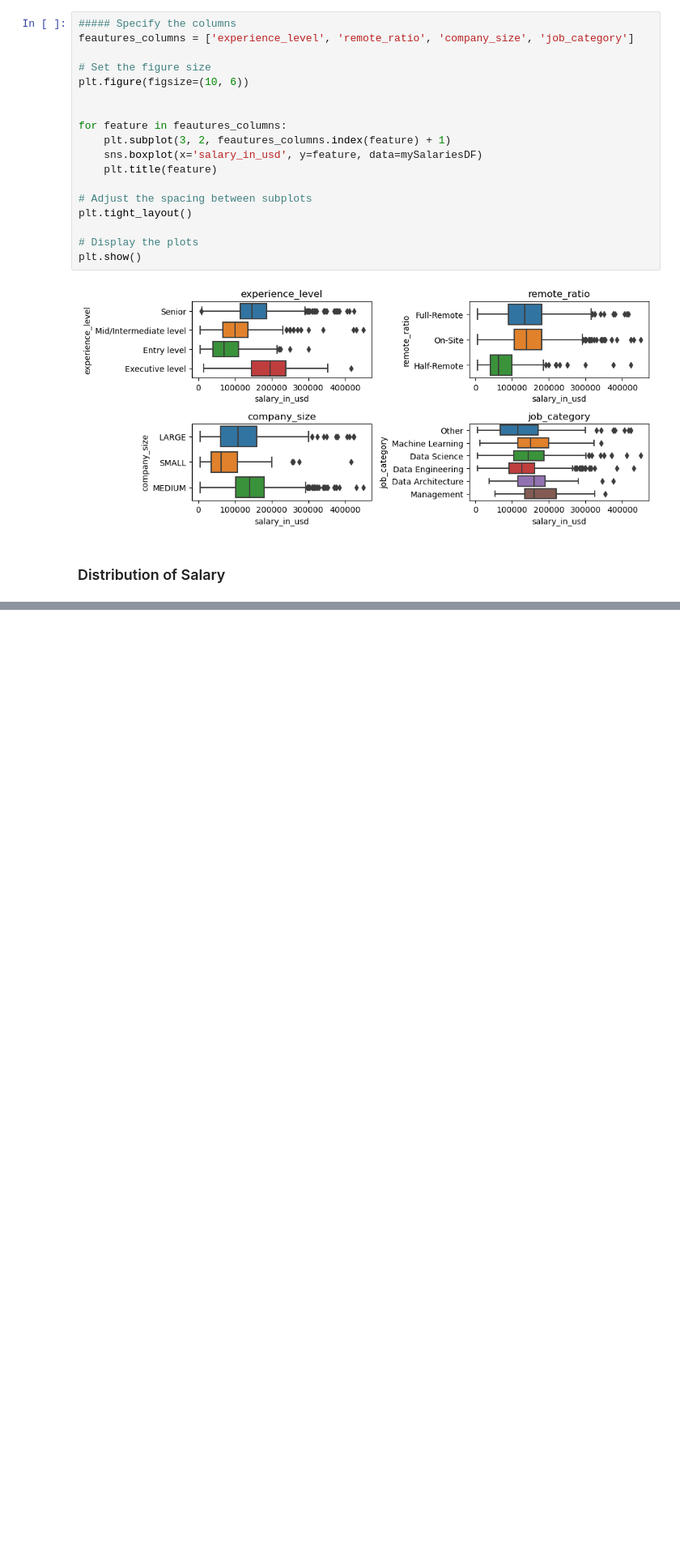
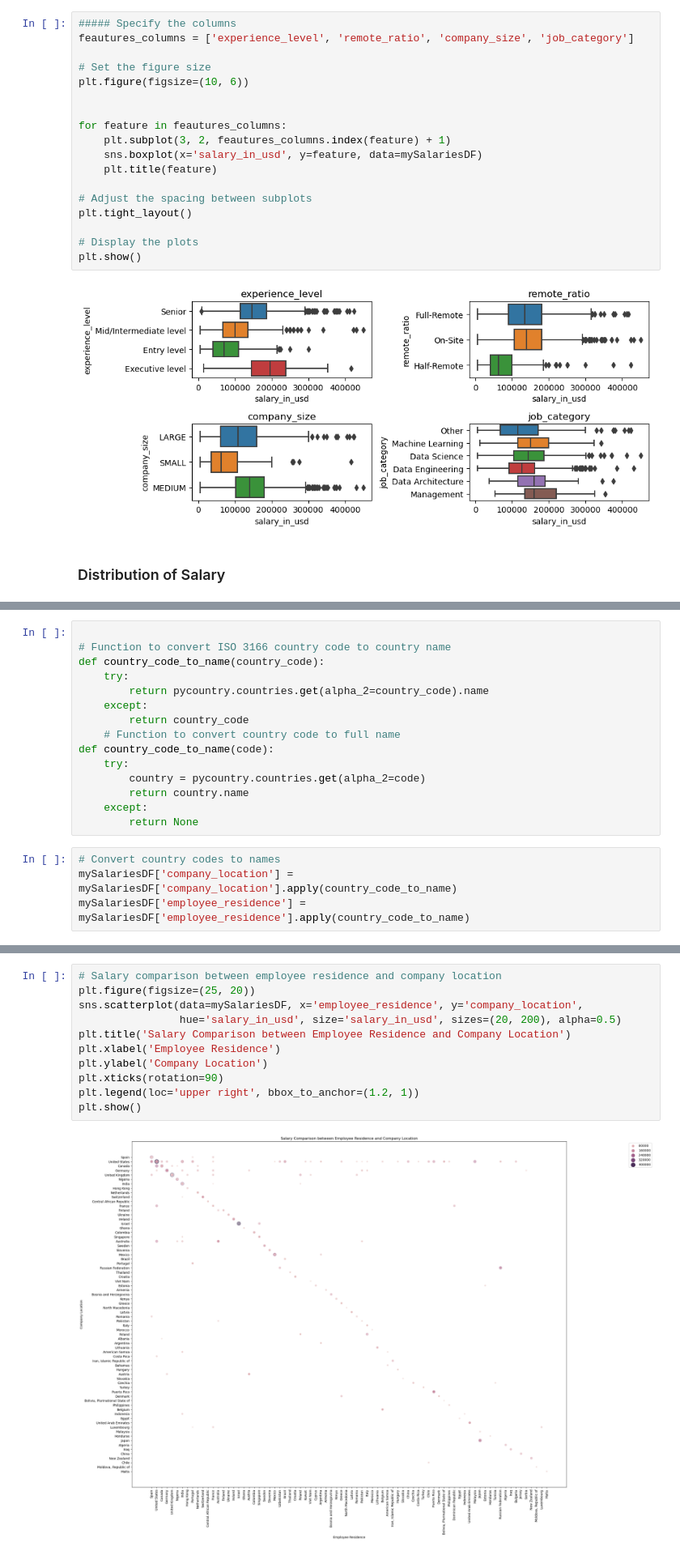
Before and after one commit to elvisramirez02/MachineLearning_PredictionModel, a Jupyter notebook: ADMN5016 Group Assignment.ipynb, the cells around one changed output, grey strips where cells are left out. Shown at 81% size. Cells and saved outputs as stored; diff of their text form; blank space fills up the shorter version.

```diff
--- a/ADMN5016 Group Assignment.ipynb
+++ b/ADMN5016 Group Assignment.ipynb
@@ -326,0 +412,19 @@ plt.show()
+# %%
+
+# Function to convert ISO 3166 country code to country name
+def country_code_to_name(country_code):
+    try:
+        return pycountry.countries.get(alpha_2=country_code).name
+    except:
+        return country_code
+    # Function to convert country code to full name
+def country_code_to_name(code):
+    try:
+        country = pycountry.countries.get(alpha_2=code)
+        return country.name
+    except:
+        return None
+# %%
+# Convert country codes to names
+mySalariesDF['company_location'] = mySalariesDF['company_location'].apply(country_code_to_name)
+mySalariesDF['employee_residence'] = mySalariesDF['employee_residence'].apply(country_code_to_name)
@@ -326,0 +447,13 @@ plt.show()
+# %%
+# Salary comparison between employee residence and company location
+plt.figure(figsize=(25, 20))
+sns.scatterplot(data=mySalariesDF, x='employee_residence', y='company_location',
+                hue='salary_in_usd', size='salary_in_usd', sizes=(20, 200), alpha=0.5)
+plt.title('Salary Comparison between Employee Residence and Company Location')
+plt.xlabel('Employee Residence')
+plt.ylabel('Company Location')
+plt.xticks(rotation=90)
+plt.legend(loc='upper right', bbox_to_anchor=(1.2, 1))
+plt.show()
+# %% [output]
+[figure, added]
```
Also changed, not shown: parts of 7 cells of this notebook.
